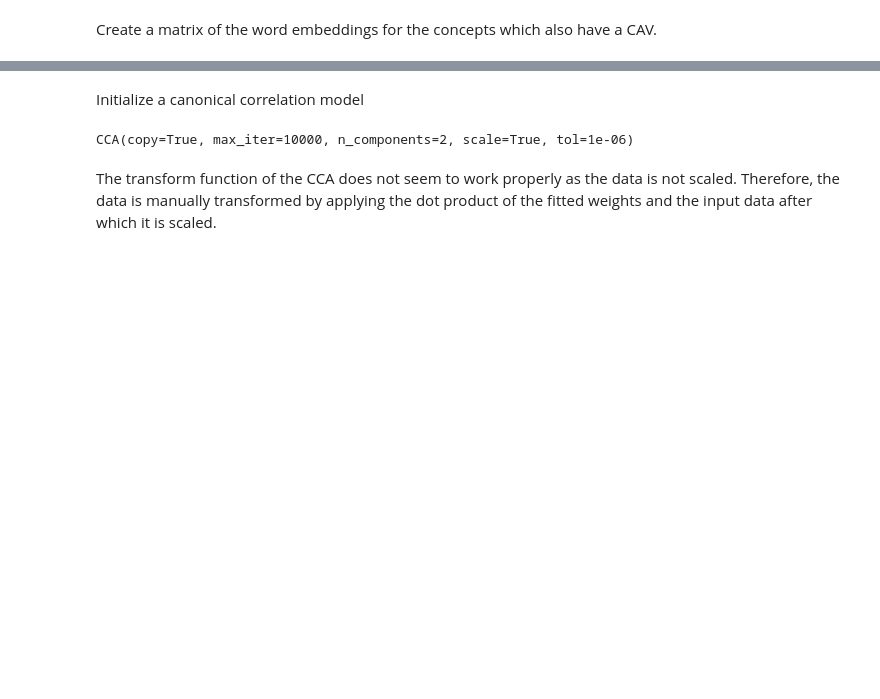
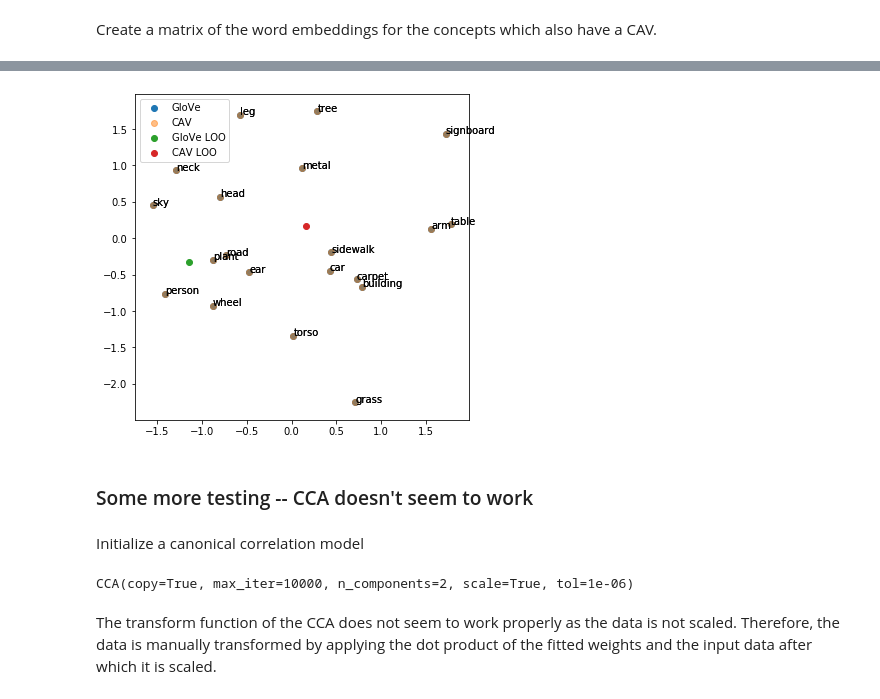
Before and after one commit to Pimmmm/Thesis-Scripts, a Jupyter notebook: p3_word_embedding.ipynb, the cells around one changed output, grey strips where cells are left out. Drawn from its saved outputs; the diff is of its cells as text; code cells hidden in the pictures; blank space fills up the shorter version.

```diff
--- a/p3_word_embedding.ipynb
+++ b/p3_word_embedding.ipynb
@@ -110,0 +155,9 @@ y_test = cavs_with_embedding[test_idxs]
+# %%
+cav_glove_concepts = [c for c in cavs_broden.keys() if c in embedding_dict.keys()]
+# %%
+matrix_cav = np.zeros((len(cav_glove_concepts), 2048))
+matrix_glove = np.zeros((len(cav_glove_concepts), 300))
+
+for t in range(len(cav_glove_concepts)):
+    matrix_cav[t] = cavs_broden[cav_glove_concepts[t]]['cav'].reshape(1,-1)
+    matrix_glove[t] = embedding_dict[cav_glove_concepts[t]].reshape(1,-1)
@@ -110,0 +168,14 @@ y_test = cavs_with_embedding[test_idxs]
+# %%
+n_concepts = 20
+ccat = CCA(n_components = 2, scale=True, max_iter = 10000, tol=1e-06)
+
+xca, yca = ccat.fit_transform(matrix_glove[:n_concepts], matrix_cav[:n_concepts])
+xc = scale(xca)
+yc = scale(yca)
+
+test_glove = matrix_glove[n_concepts + 1].reshape(1,-1)
+test_cav = matrix_cav[n_concepts + 1].reshape(1,-1)
+gc, cc = ccat.transform(test_glove, test_cav)
+
+gc = (gc - xca.mean(axis=0)) / xca.std(axis = 0)
+cc = (cc - yca.mean(axis=0)) / yca.std(axis = 0)
@@ -111 +196,18 @@ y_test = cavs_with_embedding[test_idxs]
+# %%
+plt.figure(figsize=(6,6))
+plt.scatter(xc[:,0], xc[:,1], label = 'GloVe')
+plt.scatter(yc[:,0], yc[:,1], label = 'CAV', alpha = 0.5)
+plt.scatter(gc[:,0], gc[:,1], label = 'GloVe LOO')
+plt.scatter(cc[:,0], cc[:,1], label = 'CAV LOO')
+
+for i, txt in enumerate(cav_glove_concepts[:n_concepts]):
+    plt.annotate(str(txt), (xc[:,0][i], xc[:,1][i]))
+    plt.annotate(str(txt), (yc[:,0][i], yc[:,1][i]))
+
+plt.legend()
+plt.show()
+# %% [output]
+[figure, added]
+# %% [markdown]
+### Some more testing -- CCA doesn't seem to work
 # %%
```
Also changed, not shown: parts of 73 cells of this notebook.
